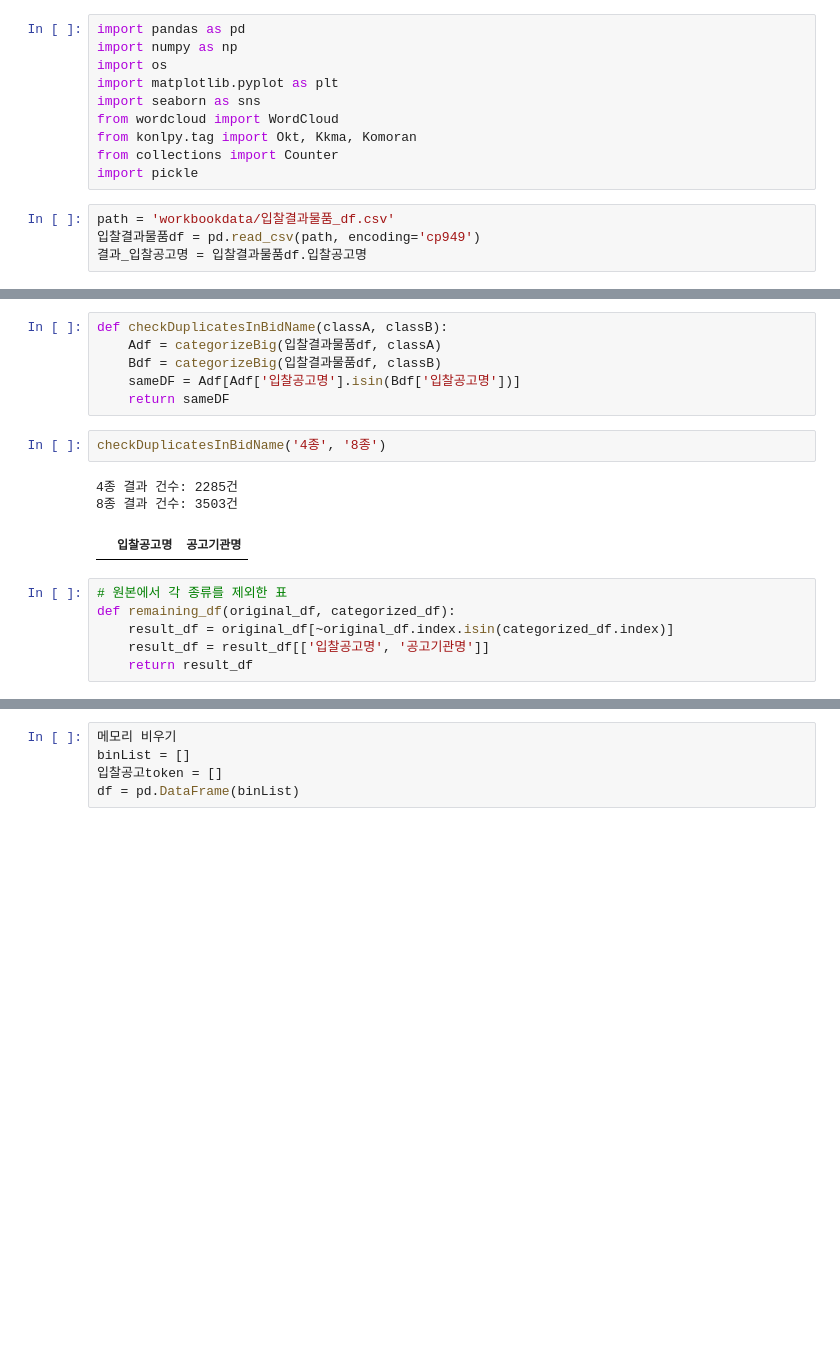
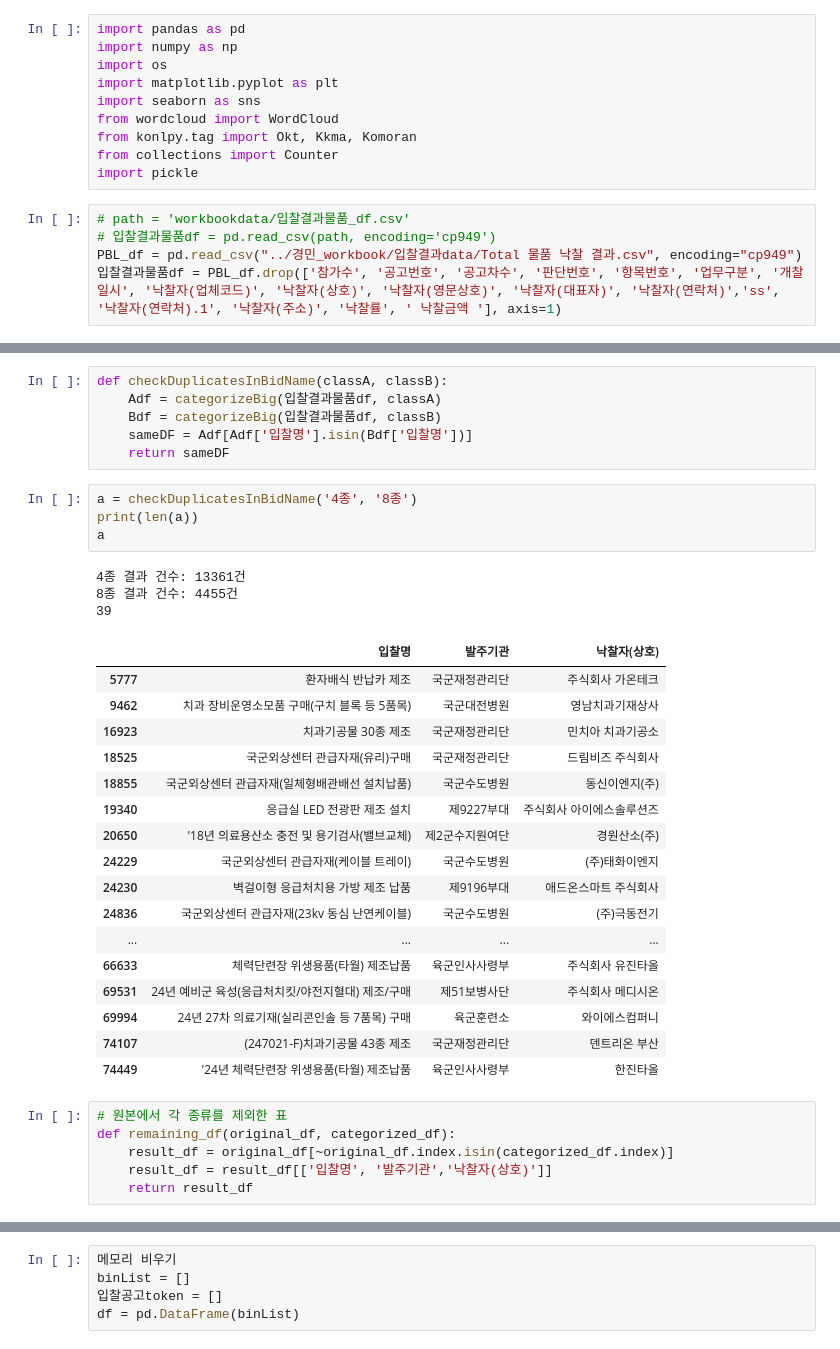
Before and after one commit to joochan0113/theBoram4Jo, a Jupyter notebook: workbook/joochan물품구매분류_함수.ipynb, the cells around one changed output, grey strips where cells are left out. Drawn from its saved outputs; the diff is of its cells as text; blank space fills up the shorter version.

```diff
--- a/workbook/joochan물품구매분류_함수.ipynb
+++ b/workbook/joochan물품구매분류_함수.ipynb
@@ -11,6 +11,7 @@ from konlpy.tag import Okt, Kkma, Komoran
 from collections import Counter
 import pickle
 # %%
-path = 'workbookdata/입찰결과물품_df.csv'
-입찰결과물품df = pd.read_csv(path, encoding='cp949')
-결과_입찰공고명 = 입찰결과물품df.입찰공고명
+# path = 'workbookdata/입찰결과물품_df.csv'
+# 입찰결과물품df = pd.read_csv(path, encoding='cp949')
+PBL_df = pd.read_csv("../경민_workbook/입찰결과data/Total 물품 낙찰 결과.csv", encoding="cp949")
+입찰결과물품df = PBL_df.drop(['참가수', '공고번호', '공고차수', '판단번호', '항목번호', '업무구분', '개찰일시', '낙찰자(업체코드)', '낙찰자(상호)', '낙찰자(영문상호)', '낙찰자(대표자)', '낙찰자(연락처)','ss', '낙찰자(연락처).1', '낙찰자(주소)', '낙찰률', ' 낙찰금액 '], axis=1)
@@ -141,18 +254,37 @@ array(['팥빙수 구매', '바나나우유 구매', '콜라 구매', ..., '24
 def checkDuplicatesInBidName(classA, classB):
     Adf = categorizeBig(입찰결과물품df, classA)
     Bdf = categorizeBig(입찰결과물품df, classB)
-    sameDF = Adf[Adf['입찰공고명'].isin(Bdf['입찰공고명'])]
+    sameDF = Adf[Adf['입찰명'].isin(Bdf['입찰명'])]
     return sameDF
 # %%
-checkDuplicatesInBidName('4종', '8종')
+a = checkDuplicatesInBidName('4종', '8종')
+print(len(a))
+a
 # %% [output]
-4종 결과 건수: 2285건
-8종 결과 건수: 3503건
+4종 결과 건수: 13361건
+8종 결과 건수: 4455건
+39
-|  | 입찰공고명 | 공고기관명 |
+|  | 입찰명 | 발주기관 | 낙찰자(상호) |
+| 5777 | 환자배식 반납카 제조 | 국군재정관리단 | 주식회사 가온테크 |
+| 9462 | 치과 장비운영소모품 구매(구치 블록 등 5품목) | 국군대전병원 | 영남치과기재상사 |
+| 16923 | 치과기공물 30종 제조 | 국군재정관리단 | 민치아 치과기공소 |
+| 18525 | 국군외상센터 관급자재(유리)구매 | 국군재정관리단 | 드림비즈 주식회사 |
+| 18855 | 국군외상센터 관급자재(일체형배관배선 설치납품) | 국군수도병원 | 동신이엔지(주) |
+| 19340 | 응급실 LED 전광판 제조 설치 | 제9227부대 | 주식회사 아이에스솔루션즈 |
+| 20650 | '18년 의료용산소 충전 및 용기검사(밸브교체) | 제2군수지원여단 | 경원산소(주) |
+| 24229 | 국군외상센터 관급자재(케이블 트레이) | 국군수도병원 | (주)태화이엔지 |
+| 24230 | 벽걸이형 응급처치용 가방 제조 납품 | 제9196부대 | 애드온스마트 주식회사 |
+| 24836 | 국군외상센터 관급자재(23kv 동심 난연케이블) | 국군수도병원 | (주)극동전기 |
+| ... | ... | ... | ... |
+| 66633 | 체력단련장 위생용품(타월) 제조납품 | 육군인사사령부 | 주식회사 유진타올 |
+| 69531 | 24년 예비군 육성(응급처치킷/야전지혈대) 제조/구매 | 제51보병사단 | 주식회사 메디시온 |
+| 69994 | 24년 27차 의료기재(실리콘인솔 등 7품목) 구매 | 육군훈련소 | 와이에스컴퍼니 |
+| 74107 | (247021-F)치과기공물 43종 제조 | 국군재정관리단 | 덴트리온 부산 |
+| 74449 | '24년 체력단련장 위생용품(타월) 제조납품 | 육군인사사령부 | 한진타올 |
 # %%
 # 원본에서 각 종류를 제외한 표
 def remaining_df(original_df, categorized_df):
     result_df = original_df[~original_df.index.isin(categorized_df.index)]
-    result_df = result_df[['입찰공고명', '공고기관명']]
+    result_df = result_df[['입찰명', '발주기관','낙찰자(상호)']]
     return result_df
 # %%
```
Also changed, not shown: parts of 9 cells of this notebook, 11 other files.
